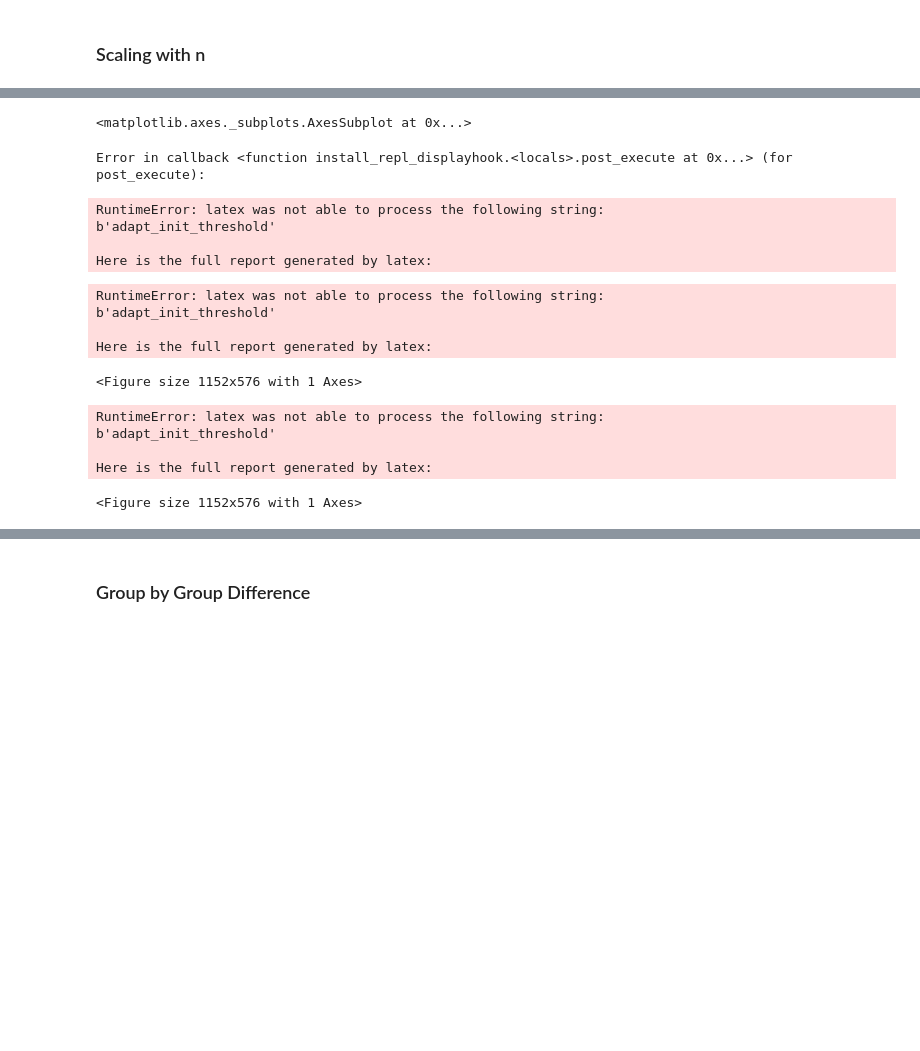
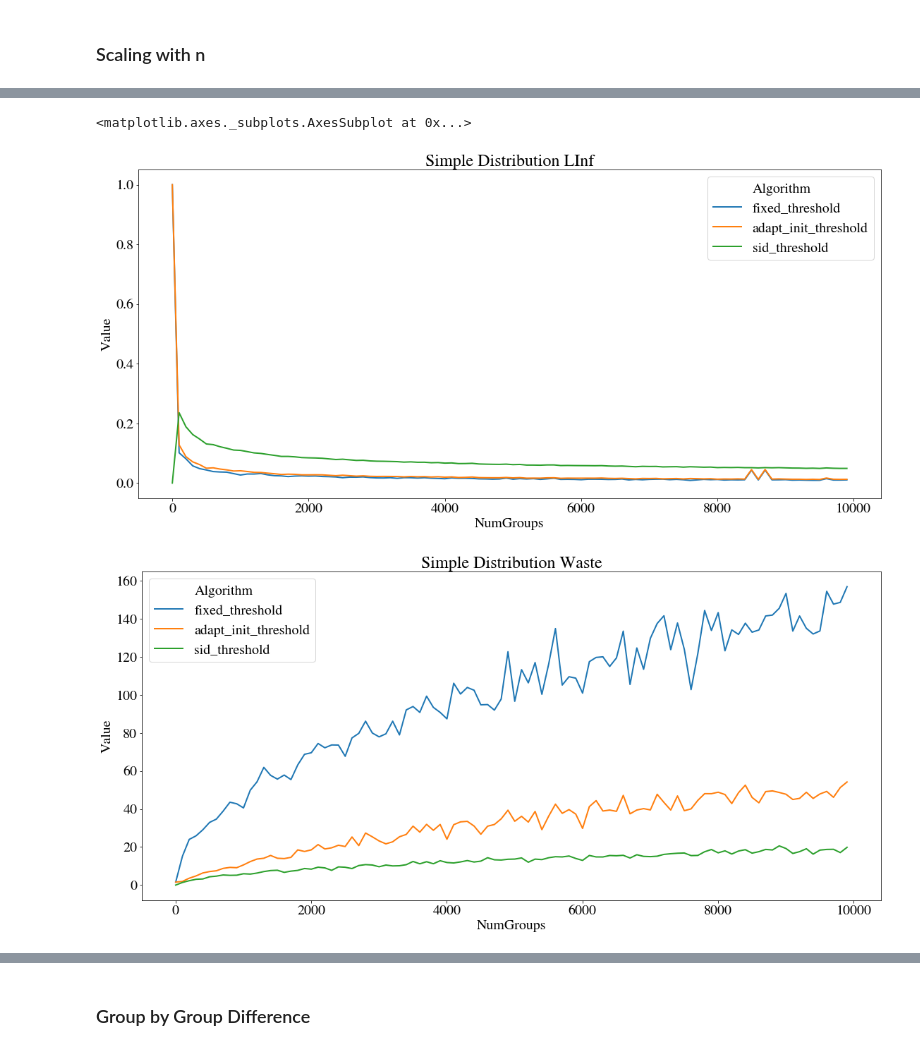
Before and after one commit to seanrsinclair/Online-Resource-Allocation, a Jupyter notebook: single type/adaptive_threshold.ipynb, the cells around one changed output, grey strips where cells are left out. Cells and saved outputs as stored; diff of their text form; code cells hidden in the pictures; blank space fills up the shorter version.

```diff
--- a/single type/adaptive_threshold.ipynb
+++ b/single type/adaptive_threshold.ipynb
@@ -101,9 +131,11 @@ def adapt_init_threshold(budget, size, mean):
     rem = len(size)
     size_future = size[0] + np.sum(mean[1:])
 
-    thresh_lower = (budget / size_future)*(1 - (np.sqrt(cthresh*rem*np.log(rem)) / size_future) - (cthresh*np.log(rem) / size_future))
+    here_Linf = 1/2
 
-    thresh_upper = budget / (size[0] + np.sum(mean[1:])) + (cthresh / np.sqrt(len(size)*np.log(len(size))))
+    thresh_lower = (budget / size_future) - (cthresh / (rem**(here_Linf)))
+
+    thresh_upper = budget / (size[0] + np.sum(mean[1:])) + (cthresh / (rem**(here_Linf)))
 
     for i in range(len(allocation)):
 
@@ -114,6 +146,8 @@ def adapt_init_threshold(budget, size, mean):
         if budget_remaining / size[i] < thresh_lower:
             # print(str(i) + ' giving rest of budget!')
             allocation[i] = budget_remaining / size[i]
+
+
 
         elif budget_remaining >= thresh_lower * (np.sum(mean[i+1:]) + clow*conf_bnd) + size[i] * thresh_upper:
             allocation[i] = thresh_upper
@@ -197,8 +231,8 @@ def adapt_threshold(budget, size, mean):
         # calculates initial thresholds
 #         thresh_lower = budget / (np.sum(size[0:i+1]) + np.sum(mean[i+1:]) + clow*conf_bnd)
 #         thresh_upper = budget / (np.sum(size[0:i+1]) + np.sum(mean[i+1:]) - cup*conf_bnd)
-        thresh_lower = budget / (size[0] + np.sum(mean[1:])) - (cthresh / np.sqrt(rem*np.log(rem)))
-        thresh_upper = budget / (size[0] + np.sum(mean[1:])) + (cthresh / np.sqrt(rem*np.log(rem)))
+        thresh_lower = budget / (size[0] + np.sum(mean[1:])) - (cthresh * rem**Linf)
+        thresh_upper = budget / (size[0] + np.sum(mean[1:])) + (cthresh * rem**Linf)
 
 
         if budget_remaining / size[i] < thresh_lower:
@@ -320,7 +385,7 @@ print(sorted_distribution)
 # %%
 size = [2., 1., 1., 1., 2., 1.]
 # %%
-algo_list = [offline_opt, hope_online, hope_full, adapt_threshold, adapt_init_threshold, sid_threshold, fixed_threshold]
+algo_list = [offline_opt, hope_online, hope_full, adapt_threshold, adapt_init_threshold, sid_threshold, fixed_threshold, epoch_threshold]
 # %%
 for algo in algo_list:
     print(algo.__name__)
@@ -350,14 +419,19 @@ array([5, 2, 3, 4, 3])
 # %%
 data = []
 
-algo_list = [adapt_init_threshold, hope_full, hope_online, fixed_threshold]
+# algo_list = [adapt_init_threshold, hope_full, hope_online, fixed_threshold]
+
+# algo_list = [fixed_threshold, adapt_init_threshold, sid_threshold, epoch_threshold]
+
+algo_list = [fixed_threshold, adapt_init_threshold, sid_threshold]
 
 num_iterations = 20
-max_n = 100
+max_n = 10000
 
 mean_size = 1.5
 
-for n in tqdm(np.arange(2,max_n+1)):
+for n in tqdm(np.arange(1, max_n+1, 100)):
+    n = int(n)
     expected_size = np.zeros(n) + mean_size
     budget = n
 
@@ -374,7 +448,7 @@ for n in tqdm(np.arange(2,max_n+1)):
             data.append(data_dict)
             data_dict = {'NumGroups': n, 'Algorithm':algo.__name__, 'Norm': 'Linf', 'Value': np.max(np.abs(opt-sol))}
             data.append(data_dict)
-            data_dict = {'NumGroups': n, 'Algorithm':algo.__name__, 'Norm': 'Waste', 'Value': (budget - np.dot(size, sol)) / n}
+            data_dict = {'NumGroups': n, 'Algorithm':algo.__name__, 'Norm': 'Waste', 'Value': (budget - np.dot(size, sol))}
             data.append(data_dict)
 
     sleep(0)
@@ -393,47 +467,34 @@ colorWheel =['#2bd1e5',
 dashesStyles = [[3,1],
             [2,1,10,1],
             [4, 1, 1, 1, 1, 1],[1000,1],[8,2]]
 
 
 #filled_markers = ('o', 'v', '^', '<', '>', '8', 's', 'p', '*', 'h', 'H', 'D', 'd', 'P', 'X')
 #plt.figure(figsize=(20,10))
 #plt.title('Simple Distribution L1')
 #sns.lineplot(x='NumGroups', y='value', hue='variable', data=df[df.Norm == 'L1'])
 
 filled_markers = ('o', 'v', '^', '<', '>', '8', 's', 'p', '*', 'h', 'H', 'D', 'd', 'P', 'X')
 dash_styles = ["",
                (4, 1.5),
                (1, 1),
                (3, 1, 1.5, 1),
                (5, 1, 1, 1),
                (5, 1, 2, 1, 2, 1),
                (2, 2, 3, 1.5),
                (1, 2.5, 3, 1.2)]
 
 plt.figure(figsize=(16,8))
 # plt.rc('text', usetex=True)
 plt.title('Simple Distribution LInf')
-sns.lineplot(x='NumGroups', y='Value', hue='Algorithm', dashes = dash_styles, data=df[df.Norm == 'Linf'])
+sns.lineplot(x='NumGroups', y='Value', hue='Algorithm', dashes = dash_styles, data=df[df.Norm == 'Linf'], ci = None)
 
 
 plt.figure(figsize=(16,8))
 # plt.rc('text', usetex=True)
 plt.title('Simple Distribution Waste')
-sns.lineplot(x='NumGroups', y='Value', hue='Algorithm', dashes = dash_styles, data=df[df.Norm == 'Waste'])
+sns.lineplot(x='NumGroups', y='Value', hue='Algorithm', dashes = dash_styles, data=df[df.Norm == 'Waste'], ci=None)
 # %% [output]
 <matplotlib.axes._subplots.AxesSubplot at 0x...>
-Error in callback <function install_repl_displayhook.<locals>.post_execute at 0x...> (for post_execute):
-RuntimeError: latex was not able to process the following string:
-b'adapt_init_threshold'
-
-Here is the full report generated by latex:
-RuntimeError: latex was not able to process the following string:
-b'adapt_init_threshold'
-
-Here is the full report generated by latex:
-<Figure size 1152x576 with 1 Axes>
-RuntimeError: latex was not able to process the following string:
-b'adapt_init_threshold'
-
-Here is the full report generated by latex:
-<Figure size 1152x576 with 1 Axes>
+[figure, added]
+[figure, added]
```
Also changed, not shown: parts of 11 cells of this notebook, 1 other file.
